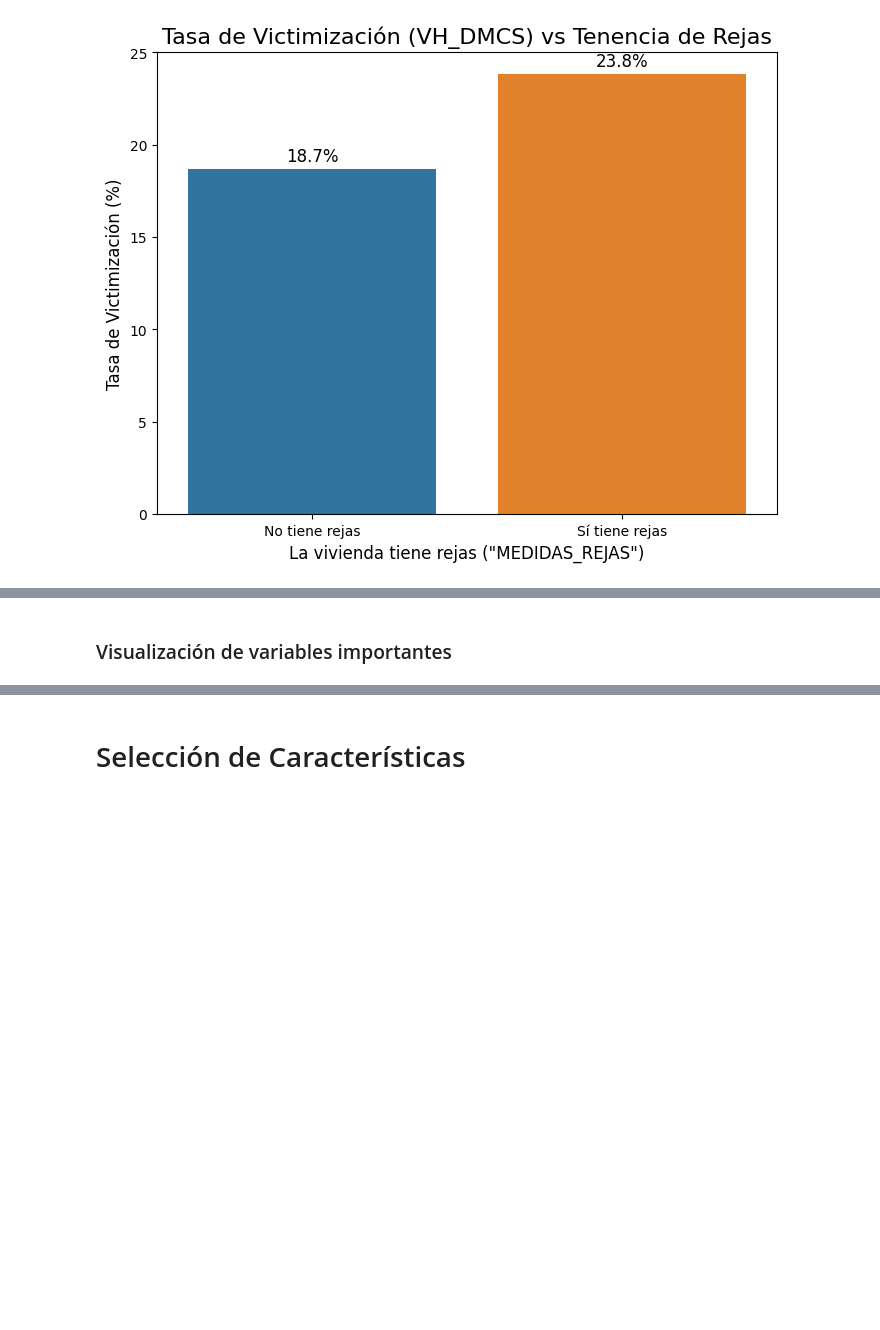
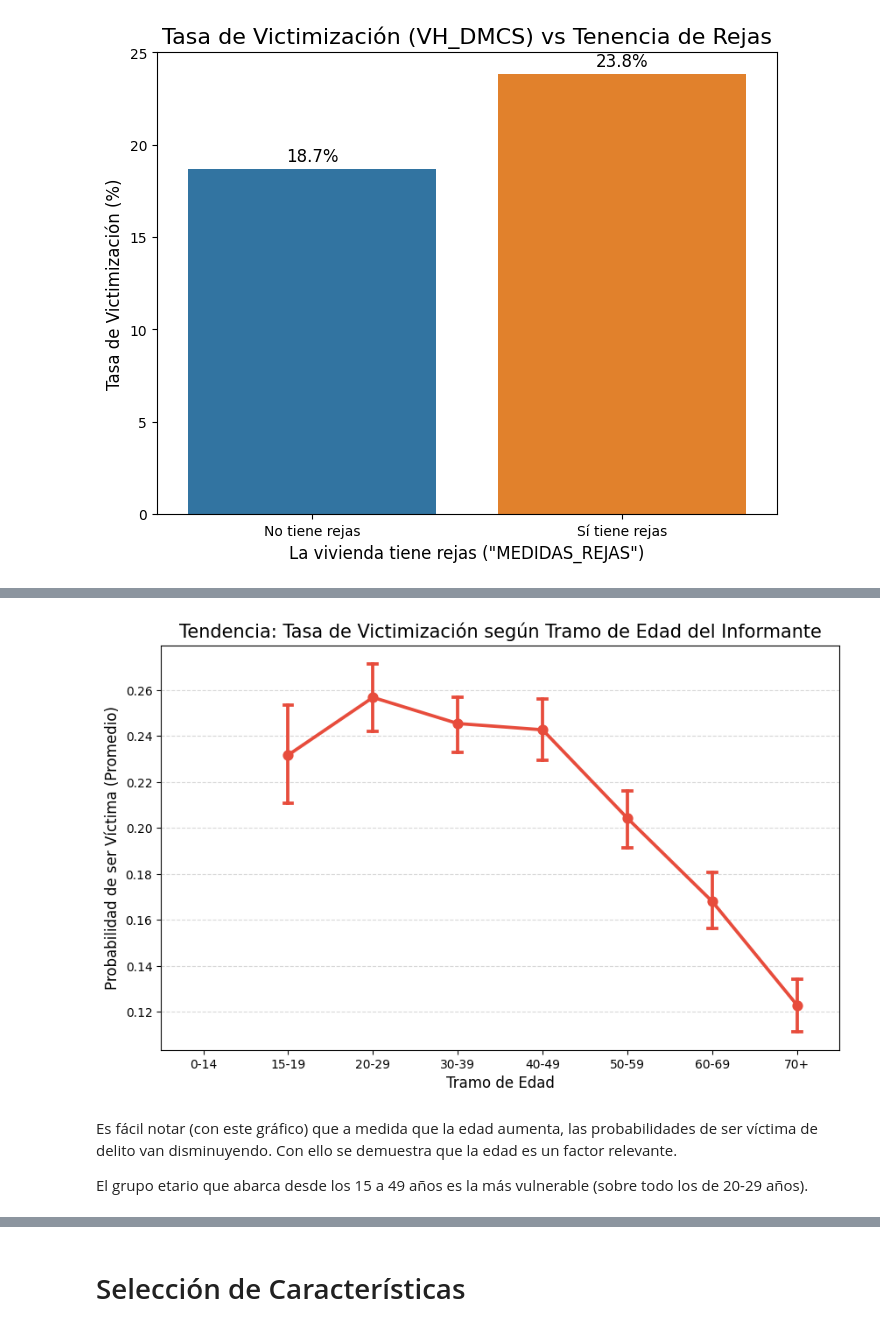
Before and after one commit to zMRGABOz/tarea_2_ia, a Jupyter notebook: src/main.ipynb, the cells around one changed output, grey strips where cells are left out. Cells and saved outputs as stored; diff of their text form; code cells hidden in the pictures; blank space fills up the shorter version.

Commit message:
Se cambia el orden en la parte 1 para que sea más legible

```diff
--- a/src/main.ipynb
+++ b/src/main.ipynb
@@ -502,2 +462,41 @@ plt.show()
-# %% [markdown]
-### Visualización de variables importantes
+# %%
+# crear una copia del dataframe para no afectar el original
+df_grafico = df_informantes.copy()
+
+# Esto lo obtenemos del diccionario de etiquetas
+etiquetas_edad = {
+    0: '0-14', 1: '15-19', 2: '20-29', 3: '30-39',
+    4: '40-49', 5: '50-59', 6: '60-69', 7: '70+'
+}
+
+# Reemplazamos los números por texto
+df_grafico['Edad_Texto'] = df_grafico['rph_edad'].map(etiquetas_edad)
+
+# le damos un orden a los tramos
+orden_edad = ['0-14', '15-19', '20-29', '30-39', '40-49', '50-59', '60-69', '70+']
+
+plt.figure(figsize=(10, 6))
+
+# graficar el Point Plot
+# Muestra el promedio de VH_DMCS (que equivale a la Tasa de Victimización)
+sns.pointplot(
+    x='Edad_Texto',
+    y='VH_DMCS',
+    data=df_grafico,
+    order=orden_edad,
+    color="#e74c3c",
+    capsize=.1       # Barras de error (intervalo de confianza)
+)
+
+plt.title('Tendencia: Tasa de Victimización según Tramo de Edad del Informante', fontsize=15)
+plt.xlabel('Tramo de Edad', fontsize=12)
+plt.ylabel('Probabilidad de ser Víctima (Promedio)', fontsize=12)
+plt.grid(axis='y', linestyle='--', alpha=0.5)
+
+plt.show()
+# %% [output]
+[figure, added]
+# %% [markdown]
+Es fácil notar (con este gráfico) que a medida que la edad aumenta, las probabilidades de ser víctima de delito van disminuyendo. Con ello se demuestra que la edad es un factor relevante.
+
+El grupo etario que abarca desde los 15 a 49 años es la más vulnerable (sobre todo los de 20-29 años).
```
Also changed, not shown: parts of 20 cells of this notebook.
